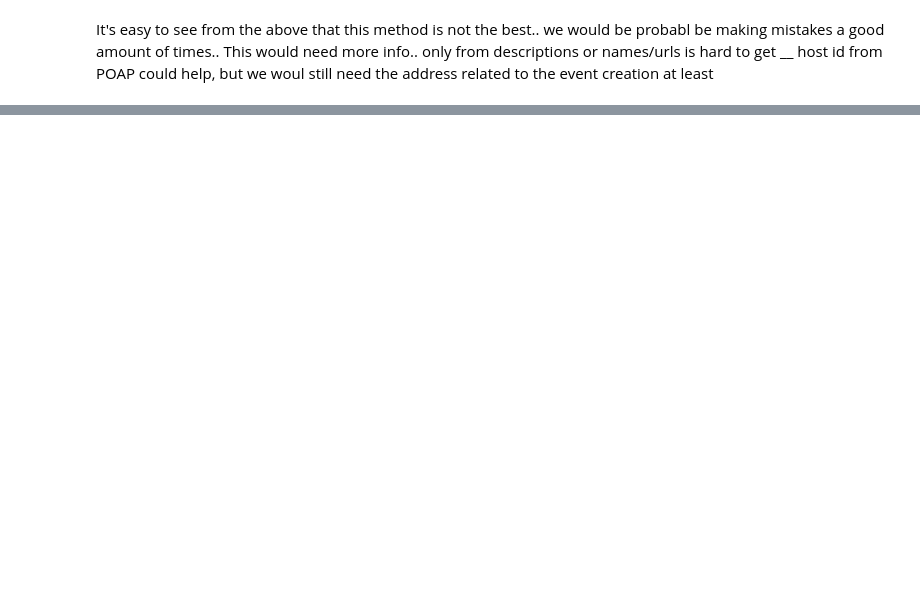
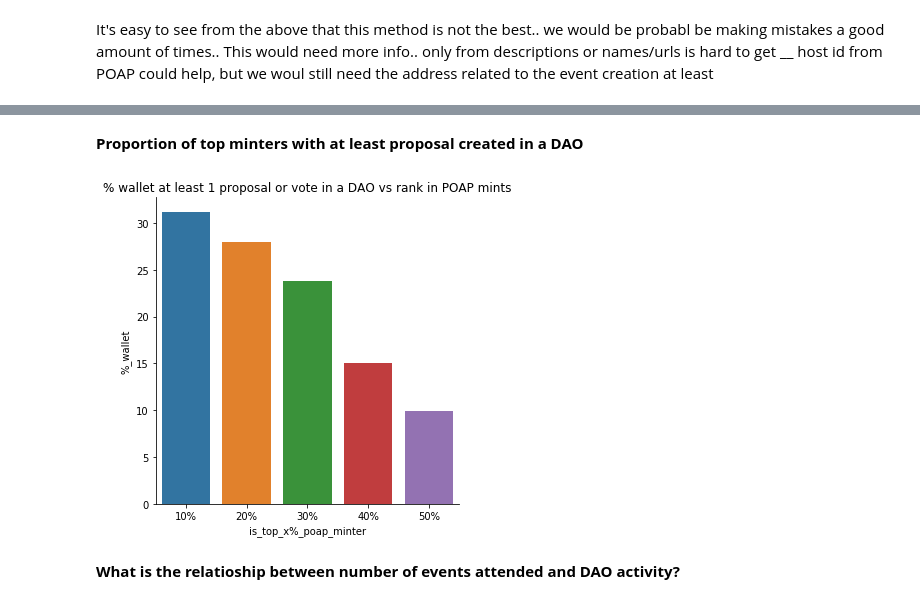
Before and after one commit to fmeiraf/poap_analysis, a Jupyter notebook: analysis/poap_user_analysis.ipynb, the cells around one changed output, grey strips where cells are left out. Saved outputs shown, nothing was run; the diff lists cells and outputs as text; code cells hidden in the pictures; blank space fills up the shorter version.

Commit message:
added new analysis section on DAO activity

```diff
--- a/analysis/poap_user_analysis.ipynb
+++ b/analysis/poap_user_analysis.ipynb
@@ -516,0 +655,15 @@ It's easy to see from the above that this method is not the best.. we would be p
+# %% [markdown]
+**Proportion of top minters with at least proposal created in a DAO**
+# %%
+dps = poapdao.groupby(['is_top_x%_poap_minter', 'has_activity']).agg(wallet_count=('address', 'nunique'))
+dps['%_wallet'] = (dps['wallet_count'] / dps.groupby(level=0).transform('sum')['wallet_count']) * 100
+dps = dps.reset_index()
+
+sns.catplot(data=dps.loc[(dps.has_activity==True) & (dps['is_top_x%_poap_minter']!='')],
+            x='is_top_x%_poap_minter', y='%_wallet', kind='bar')
+plt.title('% wallet at least 1 proposal or vote in a DAO vs rank in POAP mints')
+plt.show()
+# %% [output]
+[figure, added]
+# %% [markdown]
+**What is the relatioship between number of events attended and DAO activity?**
```
Also changed, not shown: parts of 51 cells of this notebook, 7 other files.
